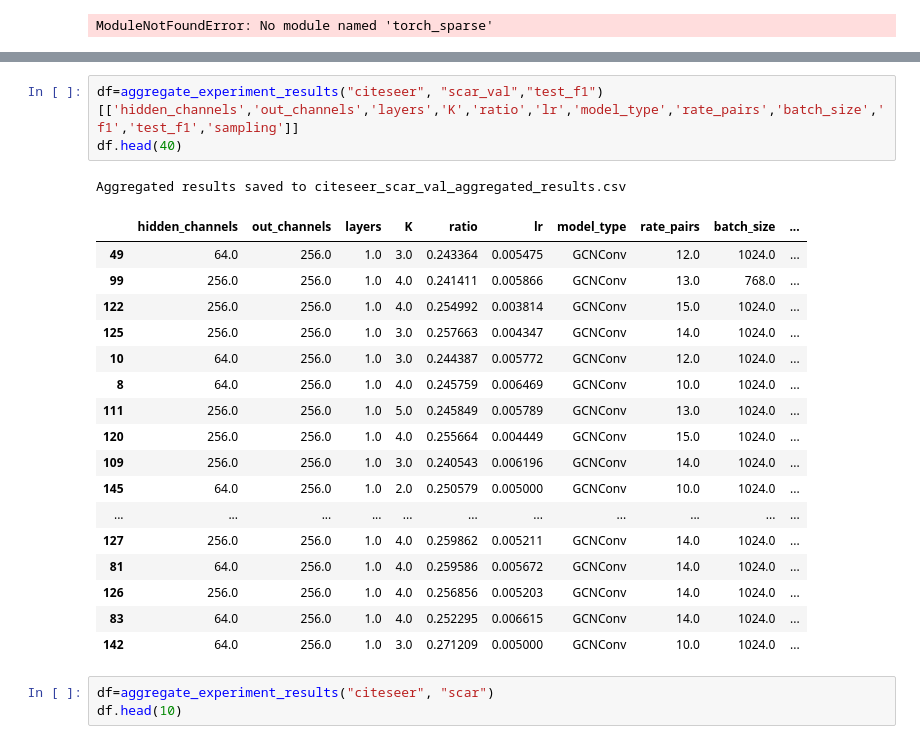
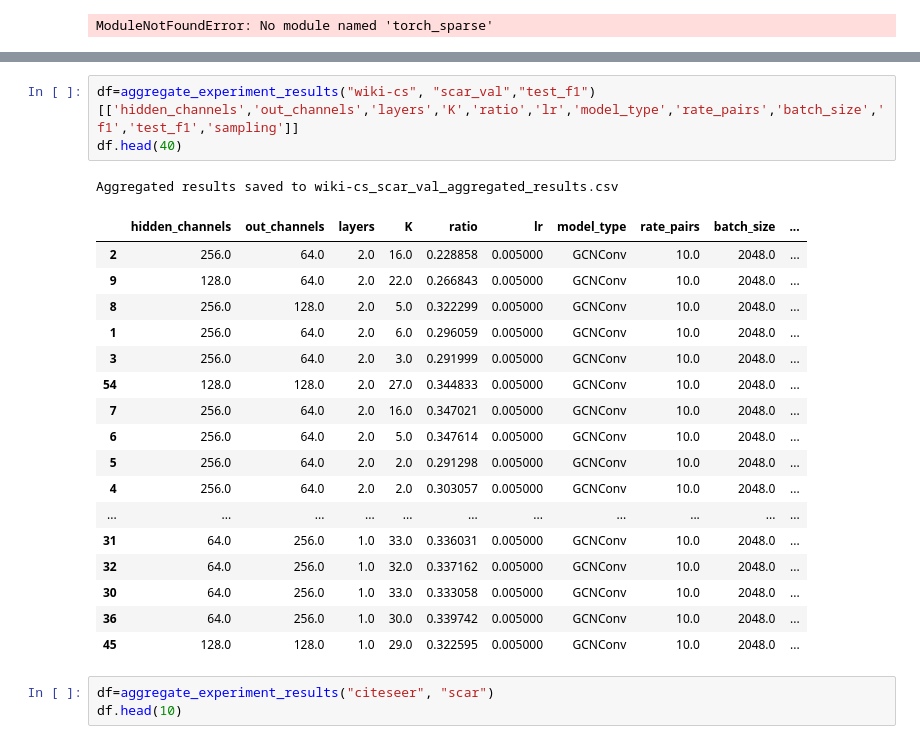
Before and after one commit to Romainkul/gnn_pu, a Jupyter notebook: NNIF-GNN/test.ipynb, the cells around one changed output, grey strips where cells are left out. Drawn from its saved outputs; the diff is of its cells as text.

```diff
--- a/NNIF-GNN/test.ipynb
+++ b/NNIF-GNN/test.ipynb
@@ -101,25 +120,25 @@ df.head(40)
 # %%
-df=aggregate_experiment_results("citeseer", "scar_val","test_f1")[['hidden_channels','out_channels','layers','K','ratio','lr','model_type','rate_pairs','batch_size','f1','test_f1','sampling']]
+df=aggregate_experiment_results("wiki-cs", "scar_val","test_f1")[['hidden_channels','out_channels','layers','K','ratio','lr','model_type','rate_pairs','batch_size','f1','test_f1','sampling']]
 df.head(40)
 # %% [output]
-Aggregated results saved to citeseer_scar_val_aggregated_results.csv
+Aggregated results saved to wiki-cs_scar_val_aggregated_results.csv
 |  | hidden_channels | out_channels | layers | K | ratio | lr | model_type | rate_pairs | batch_size | ... |
-| 49 | 64.0 | 256.0 | 1.0 | 3.0 | 0.243364 | 0.005475 | GCNConv | 12.0 | 1024.0 | ... |
-| 99 | 256.0 | 256.0 | 1.0 | 4.0 | 0.241411 | 0.005866 | GCNConv | 13.0 | 768.0 | ... |
-| 122 | 256.0 | 256.0 | 1.0 | 4.0 | 0.254992 | 0.003814 | GCNConv | 15.0 | 1024.0 | ... |
-| 125 | 256.0 | 256.0 | 1.0 | 3.0 | 0.257663 | 0.004347 | GCNConv | 14.0 | 1024.0 | ... |
-| 10 | 64.0 | 256.0 | 1.0 | 3.0 | 0.244387 | 0.005772 | GCNConv | 12.0 | 1024.0 | ... |
-| 8 | 64.0 | 256.0 | 1.0 | 4.0 | 0.245759 | 0.006469 | GCNConv | 10.0 | 1024.0 | ... |
-| 111 | 256.0 | 256.0 | 1.0 | 5.0 | 0.245849 | 0.005789 | GCNConv | 13.0 | 1024.0 | ... |
-| 120 | 256.0 | 256.0 | 1.0 | 4.0 | 0.255664 | 0.004449 | GCNConv | 15.0 | 1024.0 | ... |
-| 109 | 256.0 | 256.0 | 1.0 | 3.0 | 0.240543 | 0.006196 | GCNConv | 14.0 | 1024.0 | ... |
-| 145 | 64.0 | 256.0 | 1.0 | 2.0 | 0.250579 | 0.005000 | GCNConv | 10.0 | 1024.0 | ... |
+| 2 | 256.0 | 64.0 | 2.0 | 16.0 | 0.228858 | 0.005000 | GCNConv | 10.0 | 2048.0 | ... |
+| 9 | 128.0 | 64.0 | 2.0 | 22.0 | 0.266843 | 0.005000 | GCNConv | 10.0 | 2048.0 | ... |
+| 8 | 256.0 | 128.0 | 2.0 | 5.0 | 0.322299 | 0.005000 | GCNConv | 10.0 | 2048.0 | ... |
+| 1 | 256.0 | 64.0 | 2.0 | 6.0 | 0.296059 | 0.005000 | GCNConv | 10.0 | 2048.0 | ... |
+| 3 | 256.0 | 64.0 | 2.0 | 3.0 | 0.291999 | 0.005000 | GCNConv | 10.0 | 2048.0 | ... |
+| 54 | 128.0 | 128.0 | 2.0 | 27.0 | 0.344833 | 0.005000 | GCNConv | 10.0 | 2048.0 | ... |
+| 7 | 256.0 | 64.0 | 2.0 | 16.0 | 0.347021 | 0.005000 | GCNConv | 10.0 | 2048.0 | ... |
+| 6 | 256.0 | 64.0 | 2.0 | 5.0 | 0.347614 | 0.005000 | GCNConv | 10.0 | 2048.0 | ... |
+| 5 | 256.0 | 64.0 | 2.0 | 2.0 | 0.291298 | 0.005000 | GCNConv | 10.0 | 2048.0 | ... |
+| 4 | 256.0 | 64.0 | 2.0 | 2.0 | 0.303057 | 0.005000 | GCNConv | 10.0 | 2048.0 | ... |
 | ... | ... | ... | ... | ... | ... | ... | ... | ... | ... | ... |
-| 127 | 256.0 | 256.0 | 1.0 | 4.0 | 0.259862 | 0.005211 | GCNConv | 14.0 | 1024.0 | ... |
-| 81 | 64.0 | 256.0 | 1.0 | 4.0 | 0.259586 | 0.005672 | GCNConv | 14.0 | 1024.0 | ... |
-| 126 | 256.0 | 256.0 | 1.0 | 4.0 | 0.256856 | 0.005203 | GCNConv | 14.0 | 1024.0 | ... |
-| 83 | 64.0 | 256.0 | 1.0 | 4.0 | 0.252295 | 0.006615 | GCNConv | 14.0 | 1024.0 | ... |
-| 142 | 64.0 | 256.0 | 1.0 | 3.0 | 0.271209 | 0.005000 | GCNConv | 10.0 | 1024.0 | ... |
+| 31 | 64.0 | 256.0 | 1.0 | 33.0 | 0.336031 | 0.005000 | GCNConv | 10.0 | 2048.0 | ... |
+| 32 | 64.0 | 256.0 | 1.0 | 32.0 | 0.337162 | 0.005000 | GCNConv | 10.0 | 2048.0 | ... |
+| 30 | 64.0 | 256.0 | 1.0 | 33.0 | 0.333058 | 0.005000 | GCNConv | 10.0 | 2048.0 | ... |
+| 36 | 64.0 | 256.0 | 1.0 | 30.0 | 0.339742 | 0.005000 | GCNConv | 10.0 | 2048.0 | ... |
+| 45 | 128.0 | 128.0 | 1.0 | 29.0 | 0.322595 | 0.005000 | GCNConv | 10.0 | 2048.0 | ... |
 # %%
 df=aggregate_experiment_results("citeseer", "scar")
 df.head(10)
```
Also changed, not shown: parts of 1 cell of this notebook, 32 other files.
